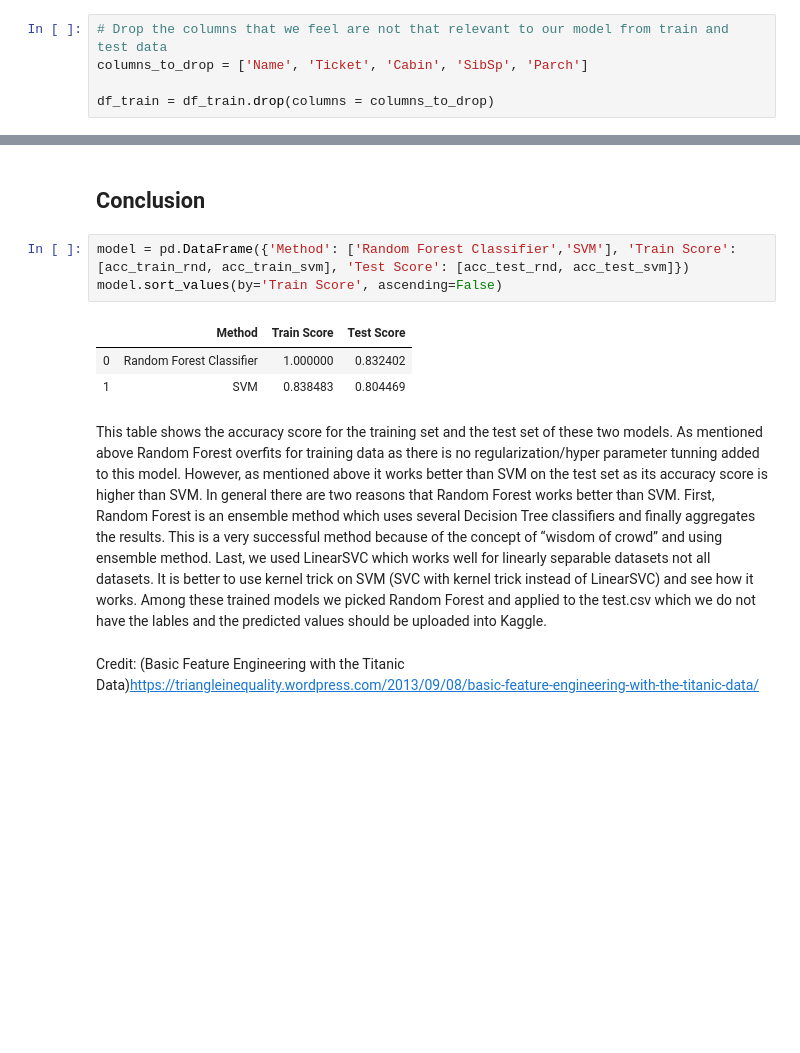
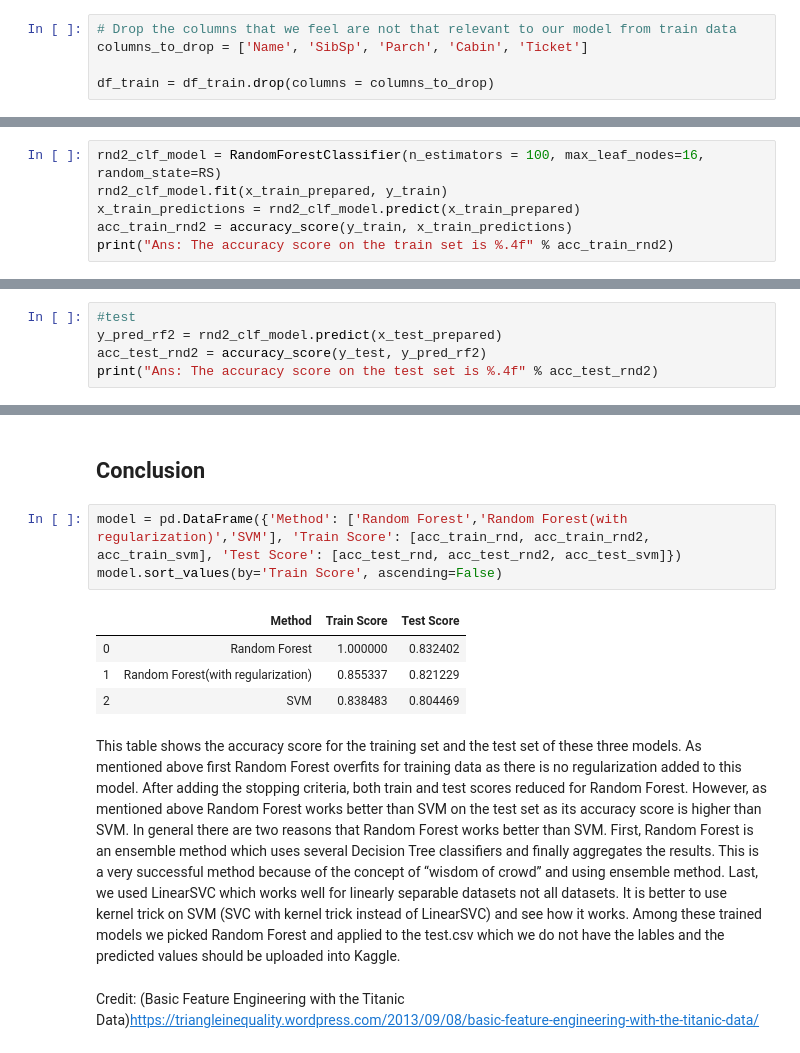
Before and after one commit to mmohseni1/Titanic_ML_Project, a Jupyter notebook: titanic_ml_project.ipynb, the cells around one changed output, grey strips where cells are left out. Saved outputs shown, nothing was run; the diff lists cells and outputs as text; blank space fills up the shorter version.

```diff
--- a/titanic_ml_project.ipynb
+++ b/titanic_ml_project.ipynb
@@ -247,6 +254,6 @@ Index(['PassengerId', 'Survived', 'Pclass', 'Name', 'Sex', 'Age', 'SibSp',
 # %%
-# Drop the columns that we feel are not that relevant to our model from train and test data
-columns_to_drop = ['Name', 'Ticket', 'Cabin', 'SibSp', 'Parch']
+# Drop the columns that we feel are not that relevant to our model from train data
+columns_to_drop = ['Name', 'SibSp', 'Parch', 'Cabin', 'Ticket']
 
 df_train = df_train.drop(columns = columns_to_drop)
 # %%
@@ -401,0 +411,6 @@ Ans: The accuracy score on the test set is 0.8324
+# %%
+rnd2_clf_model = RandomForestClassifier(n_estimators = 100, max_leaf_nodes=16, random_state=RS)
+rnd2_clf_model.fit(x_train_prepared, y_train)
+x_train_predictions = rnd2_clf_model.predict(x_train_prepared)
+acc_train_rnd2 = accuracy_score(y_train, x_train_predictions)
+print("Ans: The accuracy score on the train set is %.4f" % acc_train_rnd2)
@@ -401,0 +419,5 @@ Ans: The accuracy score on the test set is 0.8324
+# %%
+#test
+y_pred_rf2 = rnd2_clf_model.predict(x_test_prepared)
+acc_test_rnd2 = accuracy_score(y_test, y_pred_rf2)
+print("Ans: The accuracy score on the test set is %.4f" % acc_test_rnd2)
@@ -488,14 +514,15 @@ df_result.to_csv(r'data/TestPredictions.csv')
 # %% [markdown]
 ## Conclusion
 # %%
-model = pd.DataFrame({'Method': ['Random Forest Classifier','SVM'], 'Train Score': [acc_train_rnd, acc_train_svm], 'Test Score': [acc_test_rnd, acc_test_svm]})
+model = pd.DataFrame({'Method': ['Random Forest','Random Forest(with regularization)','SVM'], 'Train Score': [acc_train_rnd, acc_train_rnd2, acc_train_svm], 'Test Score': [acc_test_rnd, acc_test_rnd2, acc_test_svm]})
 model.sort_values(by='Train Score', ascending=False)
 # %% [output]
 |  | Method | Train Score | Test Score |
-| 0 | Random Forest Classifier | 1.000000 | 0.832402 |
-| 1 | SVM | 0.838483 | 0.804469 |
+| 0 | Random Forest | 1.000000 | 0.832402 |
+| 1 | Random Forest(with regularization) | 0.855337 | 0.821229 |
+| 2 | SVM | 0.838483 | 0.804469 |
 # %% [markdown]
-This table shows the accuracy score for the training set and the test set of these two models. As mentioned above Random Forest overfits for training data as there is no regularization/hyper parameter tunning added to this model. However, as mentioned above it works better than SVM on the test set as its accuracy score is higher than SVM.
+This table shows the accuracy score for the training set and the test set of these three models. As mentioned above first Random Forest overfits for training data as there is no regularization added to this model. After adding the stopping criteria, both train and test scores reduced for Random Forest. However, as mentioned above Random Forest works better than SVM on the test set as its accuracy score is higher than SVM.
 In general there are two reasons that Random Forest works better than SVM. First, Random Forest is an ensemble method which uses several Decision Tree classifiers and finally aggregates the results. This is a very successful method because of the concept of “wisdom of crowd” and using ensemble method. Last, we used LinearSVC which works well for linearly separable datasets not all datasets. It is better to use kernel trick on SVM (SVC with kernel trick instead of LinearSVC) and see how it works.
 Among these trained models we picked Random Forest and applied to the test.csv which we do not have the lables and the predicted values should be uploaded into Kaggle.
 # %% [markdown]
```
Also changed, not shown: parts of 24 cells of this notebook.
